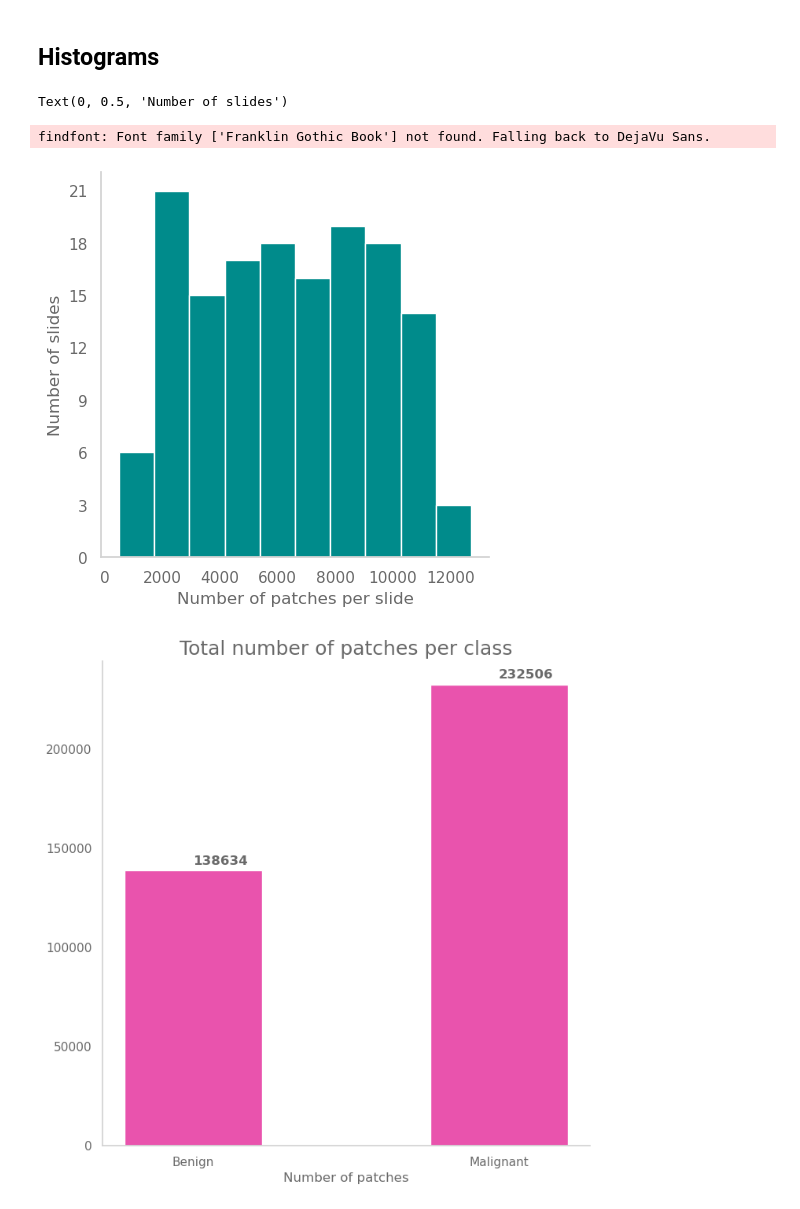
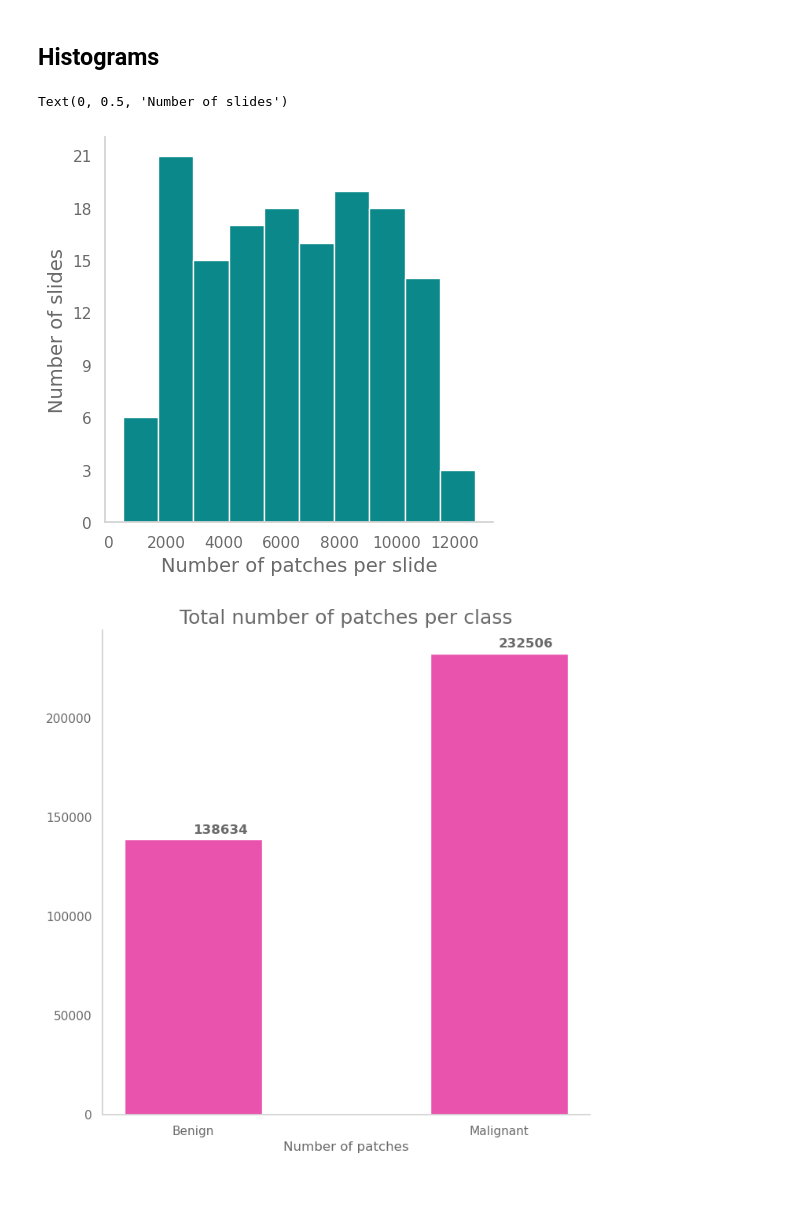
Before and after one commit to Alexandra-Smith/masters, a Jupyter notebook: notebooks/05-data-info.ipynb, the cells around one changed output. Saved outputs shown, nothing was run; the diff lists cells and outputs as text; code cells hidden in the pictures.

```diff
--- a/notebooks/05-data-info.ipynb
+++ b/notebooks/05-data-info.ipynb
@@ -94,14 +98,13 @@ print(cols)
 # %%
 plt.rcParams["figure.figsize"] = [5, 5]
 ax = plt.figure().gca()
-ax.hist(df['Total_num_of_patches'], color='darkcyan')
+ax.hist(df['Total_num_of_patches'], color=cd['green'])
 ax.yaxis.set_major_locator(ticker.MaxNLocator(integer=True))
 ax.set_xlabel('Number of patches per slide')
 ax.set_ylabel('Number of slides')
 # %% [output]
 Text(0, 0.5, 'Number of slides')
-findfont: Font family ['Franklin Gothic Book'] not found. Falling back to DejaVu Sans.
-[figure, old version]
+[figure, new version]
 # %%
 plt.rcParams["figure.figsize"] = [8, 8]
 ax = plt.figure().gca()
```
Also changed, not shown: parts of 4 cells of this notebook, 1 other file.
